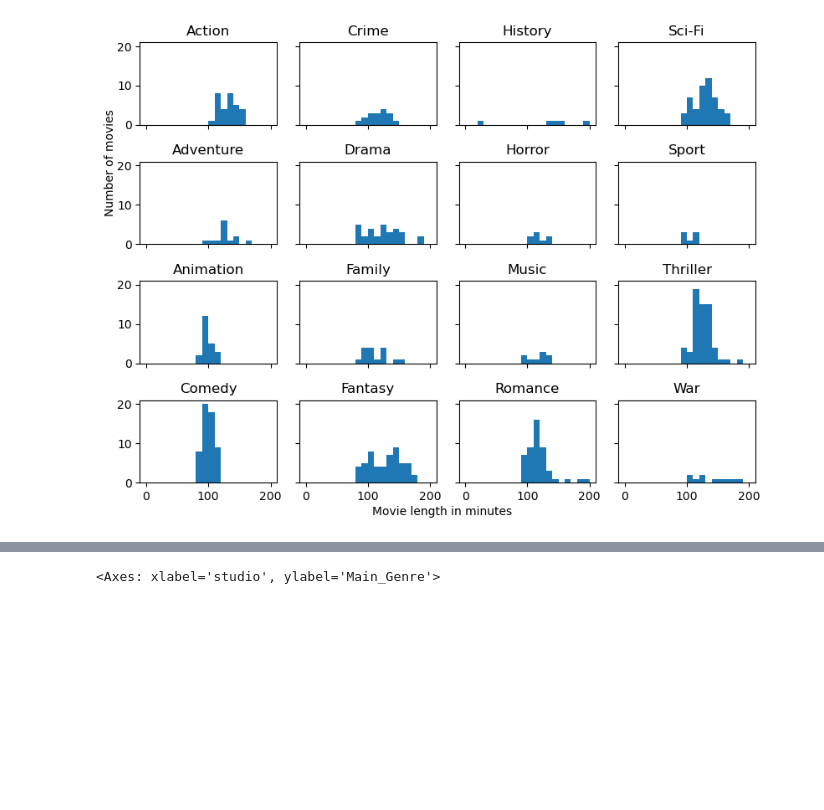
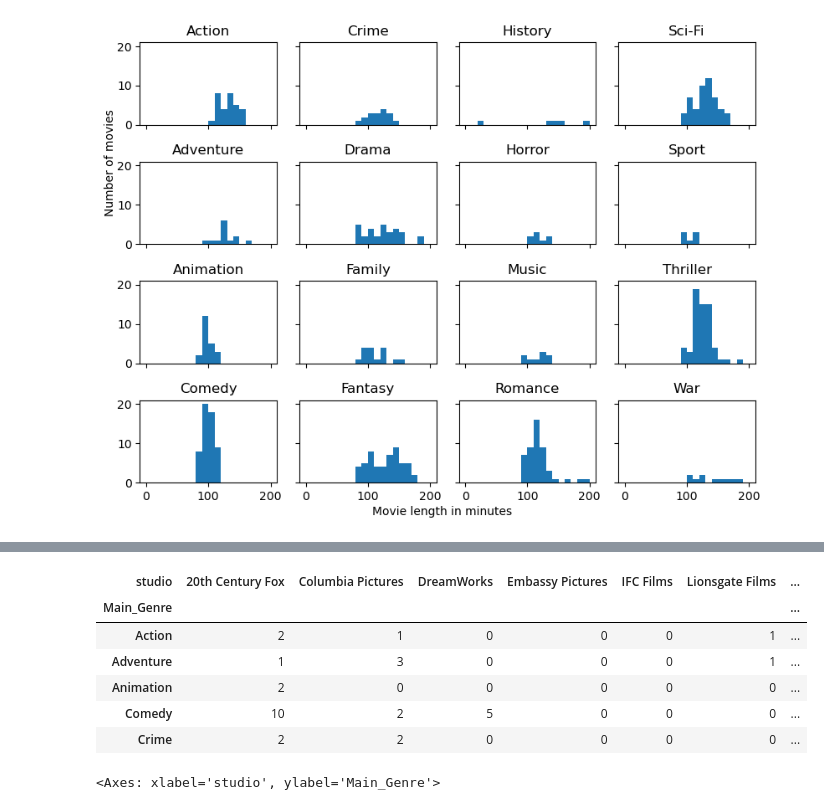
Before and after one commit to BaptisteCarmier/ADA--2024, a Jupyter notebook: Exercises/02 - Data viz and data from the web/Becoming a DataVizard solution.ipynb, the cells around one changed output, grey strips where cells are left out. Drawn from its saved outputs; the diff is of its cells as text; code cells hidden in the pictures; blank space fills up the shorter version.

```diff
--- a/Exercises/02 - Data viz and data from the web/Becoming a DataVizard solution.ipynb
+++ b/Exercises/02 - Data viz and data from the web/Becoming a DataVizard solution.ipynb
@@ -264,6 +264,17 @@ Text(0, 0.6, 'Number of movies')
 
 
 <img src="figure4.jpg" style="width: 500px;" align="left">
+# %%
+df2 = pd.crosstab(movies['Main_Genre'],movies['studio'])
+df2.head()
+# %% [output]
+| studio | 20th Century Fox | Columbia Pictures | DreamWorks | Embassy Pictures | IFC Films | Lionsgate Films | ... |
+| Main_Genre |  |  |  |  |  |  | ... |
+| Action | 2 | 1 | 0 | 0 | 0 | 1 | ... |
+| Adventure | 1 | 3 | 0 | 0 | 0 | 1 | ... |
+| Animation | 2 | 0 | 0 | 0 | 0 | 0 | ... |
+| Comedy | 10 | 2 | 5 | 0 | 0 | 0 | ... |
+| Crime | 2 | 2 | 0 | 0 | 0 | 0 | ... |
 # %%
 # Write your code to make the first heatmap here
 
```
Also changed, not shown: parts of 2 cells of this notebook, 1 other file.
